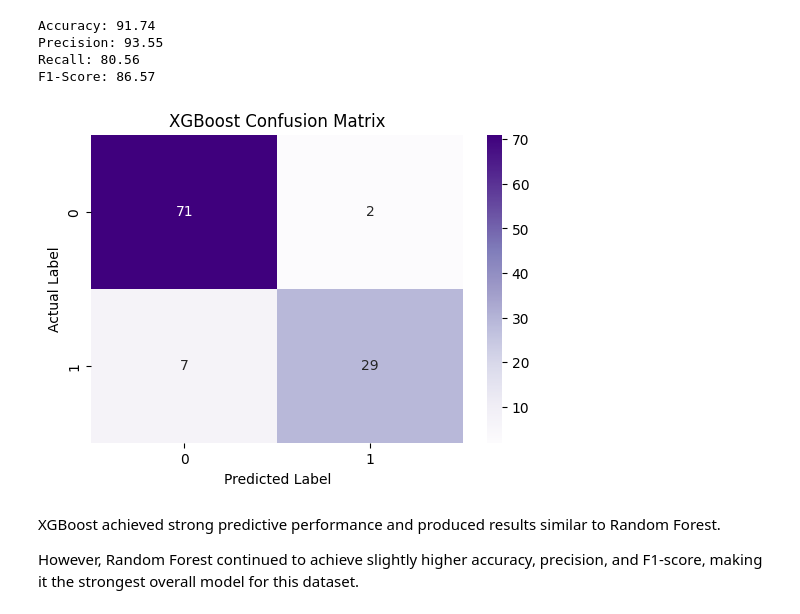
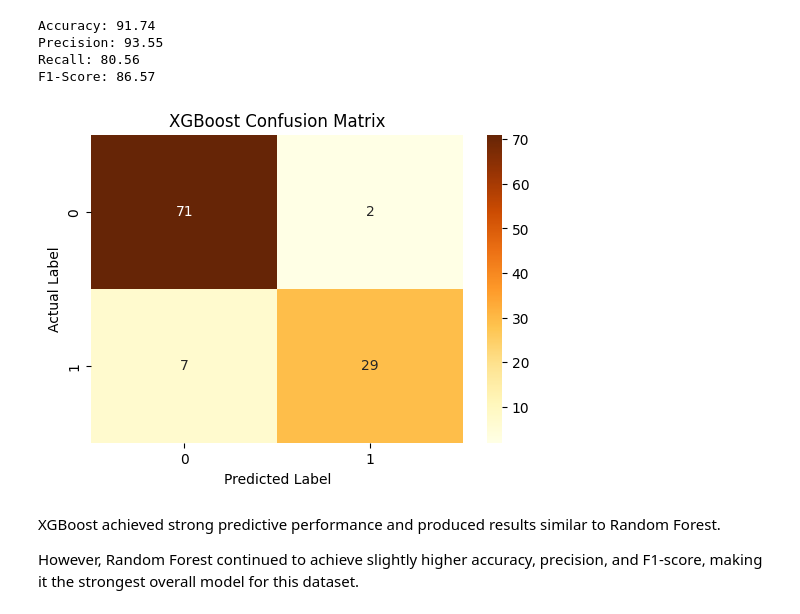
Before and after one commit to Benita2004/Pcos-Xai-Dissertation, a Jupyter notebook: notebooks/03_model_training.ipynb, the cells around one changed output. Drawn from its saved outputs; the diff is of its cells as text; code cells hidden in the pictures.

```diff
--- a/notebooks/03_model_training.ipynb
+++ b/notebooks/03_model_training.ipynb
@@ -497,27 +497,27 @@ F1-Score: 86.57
 # %%
 # XGBoost Confusion Matrix
 # Generate confusion matrix
 cm_xgb = confusion_matrix(y_test, y_pred_xgb)
 
 # Create heatmap visualisation
 plt.figure(figsize=(6,4))
 
 sns.heatmap(
     cm_xgb,
     annot=True,
     fmt='d',
-    cmap='Purples'
+    cmap='YlOrBr'
 )
 
 # Add labels and title
 plt.xlabel("Predicted Label")
 plt.ylabel("Actual Label")
 plt.title("XGBoost Confusion Matrix")
 
 # Display plot
 plt.show()
 # %% [output]
-[figure, old version]
+[figure, new version]
 # %% [markdown]
 
 XGBoost achieved strong predictive performance and produced results similar to Random Forest.
```
